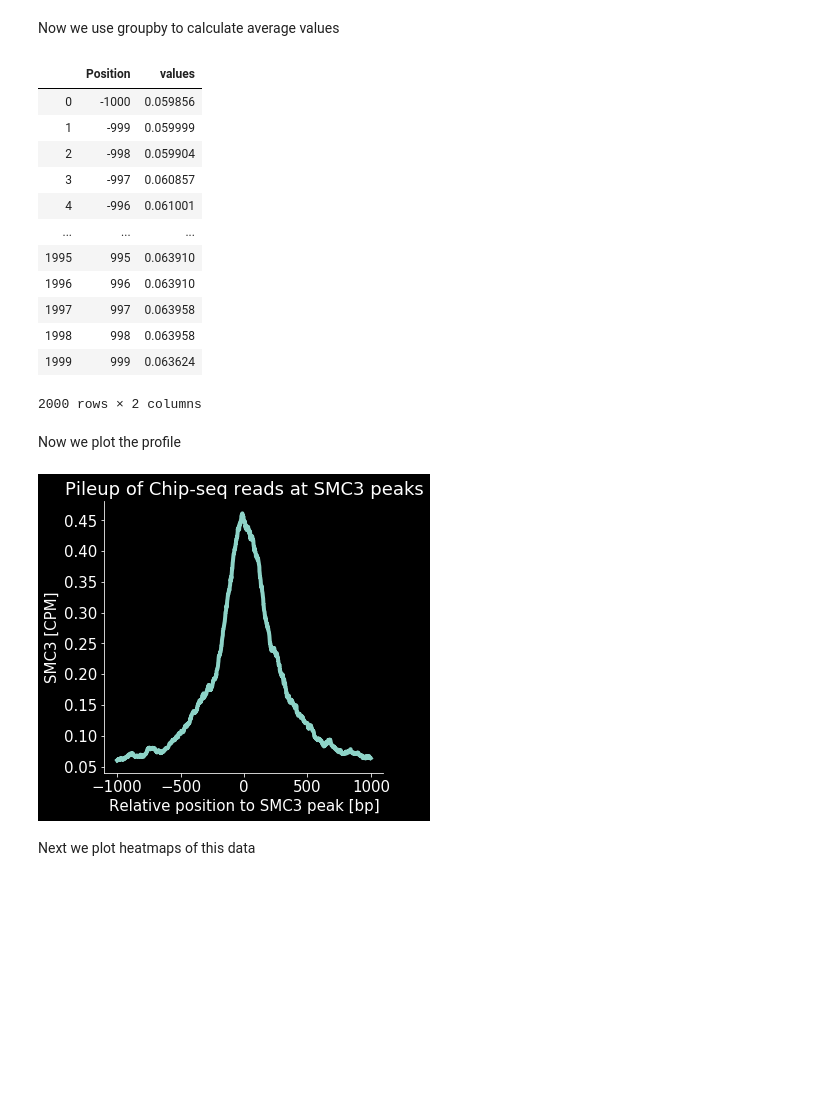
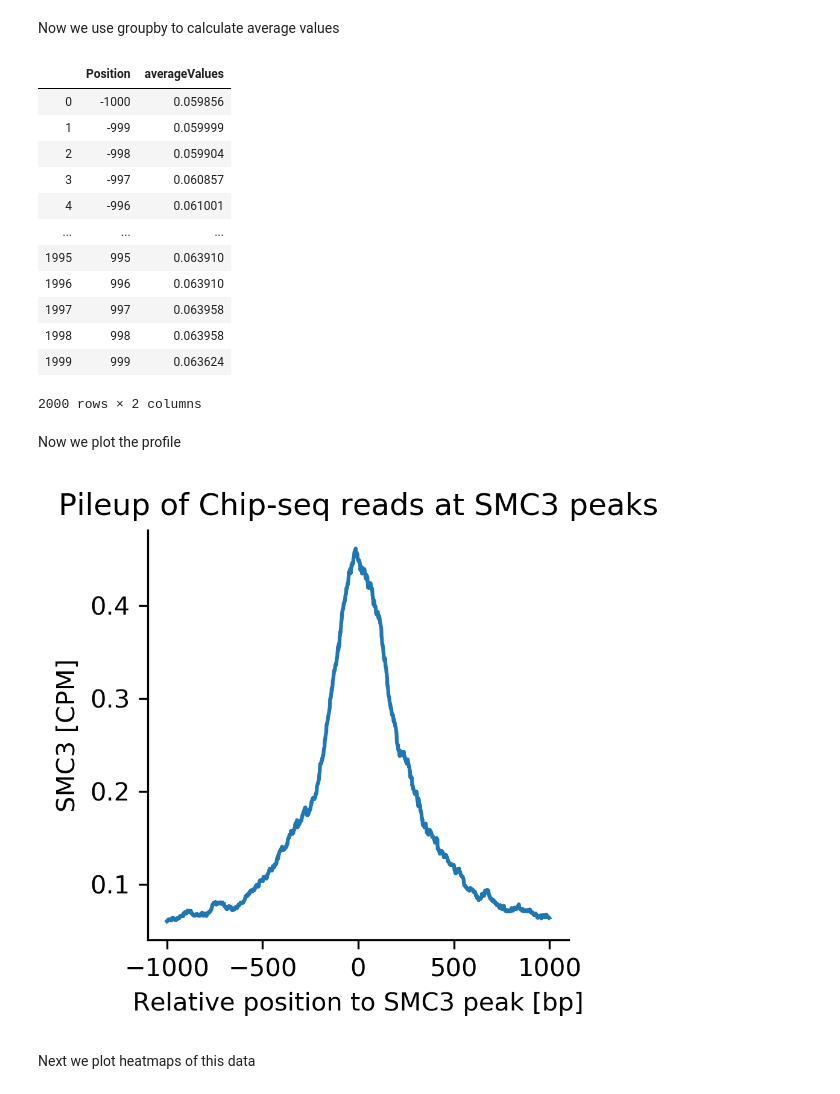
Before and after one commit to Mittmich/Sequencing_data_lesson_1, a Jupyter notebook: Example2_SMC3_pileup.ipynb, the cells around one changed output. Drawn from its saved outputs; the diff is of its cells as text; code cells hidden in the pictures; blank space fills up the shorter version.

```diff
--- a/Example2_SMC3_pileup.ipynb
+++ b/Example2_SMC3_pileup.ipynb
@@ -9,7 +9,8 @@ import os
 # %% [markdown]
 Define matplotlib plotting paramters
 # %%
-matplotlib.rcParams.update({'font.size': 15})
+matplotlib.rcParams.update({'font.size': 10})
+matplotlib.rcParams['figure.dpi'] = 300
 # %% [markdown]
 Change Working directory to the directory where the files are
 # %%
@@ -95,10 +98,13 @@ profileFrame
 # %% [markdown]
 Now we use groupby to calculate average values
 # %%
-averageProfile = profileFrame.groupby(["Position"]).agg({"values": np.mean}).reset_index("Position")
+averageProfile = profileFrame.groupby(["Position"])\
+                             .agg({"values": np.mean})\
+                             .reset_index("Position")\
+                             .rename(columns={"values": "averageValues"})
 averageProfile
 # %% [output]
-|  | Position | values |
+|  | Position | averageValues |
 | 0 | -1000 | 0.059856 |
 | 1 | -999 | 0.059999 |
 | 2 | -998 | 0.059904 |
@@ -115,13 +121,13 @@ averageProfile
 Now we plot the profile
 # %%
 f, ax = plt.subplots()
-ax.plot(averageProfile["Position"], averageProfile["values"], lw=4)
-f.set_size_inches(5, 5)
+ax.plot(averageProfile["Position"], averageProfile["averageValues"])
+f.set_size_inches(3, 3)
 sbn.despine()
 ax.set(xlabel="Relative position to SMC3 peak [bp]", ylabel="SMC3 [CPM]", title="Pileup of Chip-seq reads at SMC3 peaks")
 plt.show()
 # %% [output]
-[figure, old version]
+[figure, new version]
 # %% [markdown]
 Next we plot heatmaps of this data
 # %%
```
Also changed, not shown: parts of 2 cells of this notebook, 1 other file.
